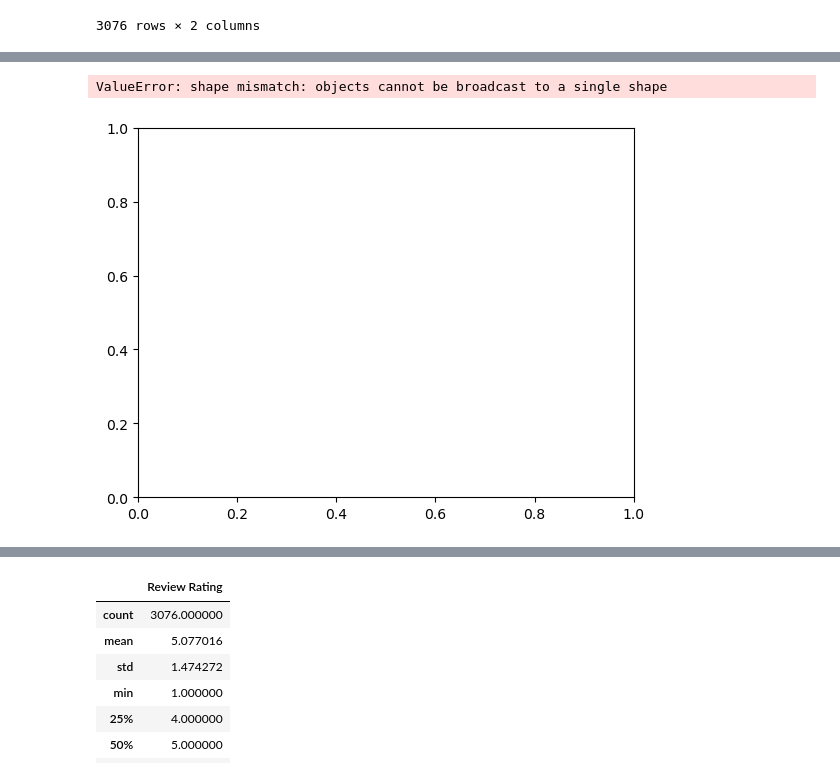
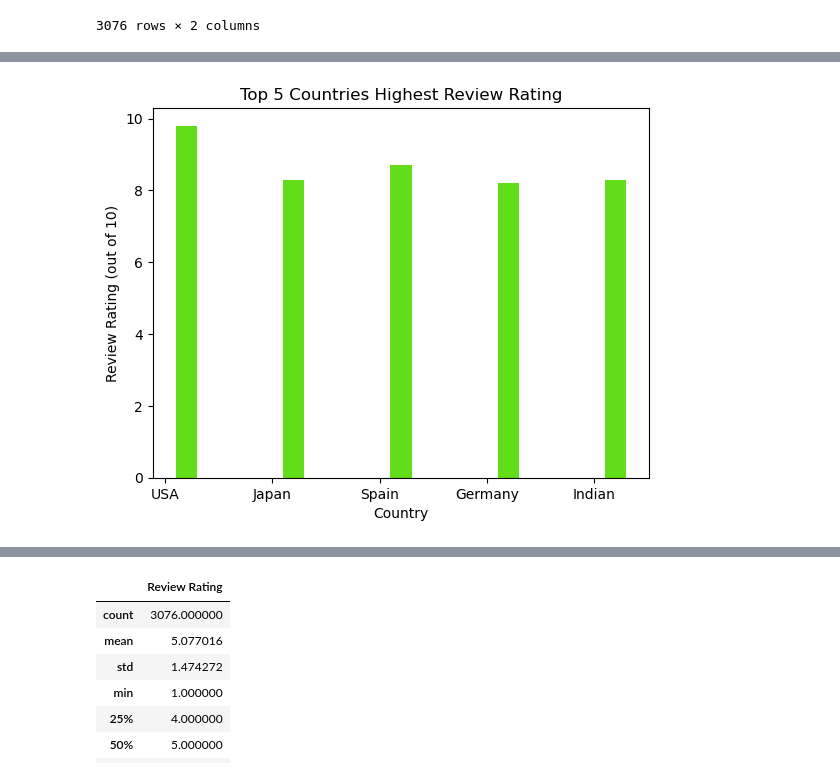
Before and after one commit to PerryMark773/Project-1-Team-1, a Jupyter notebook: DA_Test.ipynb, the cells around one changed output, grey strips where cells are left out. Drawn from its saved outputs; the diff is of its cells as text; code cells hidden in the pictures.

Commit message:
Created Visuals for Country vs. Review Rating

```diff
--- a/DA_Test.ipynb
+++ b/DA_Test.ipynb
@@ -70,23 +70,3 @@ IMDB_bfr
 | 3326 | Japan | 3.0 |
 | 3327 | USA | 5.1 |
 3076 rows × 2 columns
-# %%
-countries_IMDB = ["USA", "Japan", "Spain", "Germany", "India"]
-
-IMDB_usa = IMDB_bfr[IMDB_bfr['Release Country'] == "USA"]["Review Rating"].mean()
-IMDB_jpn = IMDB_bfr[IMDB_bfr['Release Country']== "Japan"]["Review Rating"].mean()
-IMDB_spn = IMDB_bfr[IMDB_bfr['Release Country']== "Spain"]["Review Rating"].mean()
-IMDB_gmn = IMDB_bfr[IMDB_bfr['Release Country']== "Germany"]["Review Rating"].mean()
-IMDB_ind = IMDB_bfr[IMDB_bfr['Release Country']== "India"]["Review Rating"].mean()
-
-relrat = [IMDB_usa, IMDB_jpn, IMDB_spn, IMDB_gmn, IMDB_ind]
-
-#visualize this in a histogram
-plt.style.use('seaborn-deep')
-plt.hist(relrat, color = 'y', edgecolor = 'r')
-plt.title("Country and Average Rating")
-plt.xlabel("Country")
-plt.ylabel("Review Rating")
-plt.xticks([USA, JPN, SPN, GMN, IND], countries_IMDB)
-plt.margins(x = 0.1, y = 0.1)
-plt.show()
@@ -163,20 +150,16 @@ plt.show()
 # %%
-n = np.arange(2)
-total = [usa_movies_total, jap_movies_total, span_movies_total, gmn_movies_total, ind_movies_total]
-mean = [usa_mn, jap_mn, span_mn, gmn_mn, ind_mn]
+n = np.arange(5)
+mean = [usa_max, jap_max, span_max, gmn_max, ind_max]
 width = 0.20
 
 # plot data in grouped manner of bar type
-plt.bar(n-0.2, total, width, color = '#196bde')
 plt.bar(n+0.2, mean, width, color = '#61de19')
-plt.title("Top Countries movies grouped with Average Rating")
+plt.title("Top 5 Countries Highest Review Rating")
 plt.xticks(n, ["USA", "Japan", "Spain", "Germany", "Indian"])
 
-plt.xlabel("Total and Average Review Rating ")
-plt.ylabel("Scores")
-plt.legend(["Total Movies", "Average Review Rating"])
+plt.xlabel("Country")
+plt.ylabel("Review Rating (out of 10)")
 
 plt.show()
 # %% [output]
-ValueError: shape mismatch: objects cannot be broadcast to a single shape
-[figure, old version]
+[figure, new version]
```
Also changed, not shown: parts of 5 cells of this notebook.
